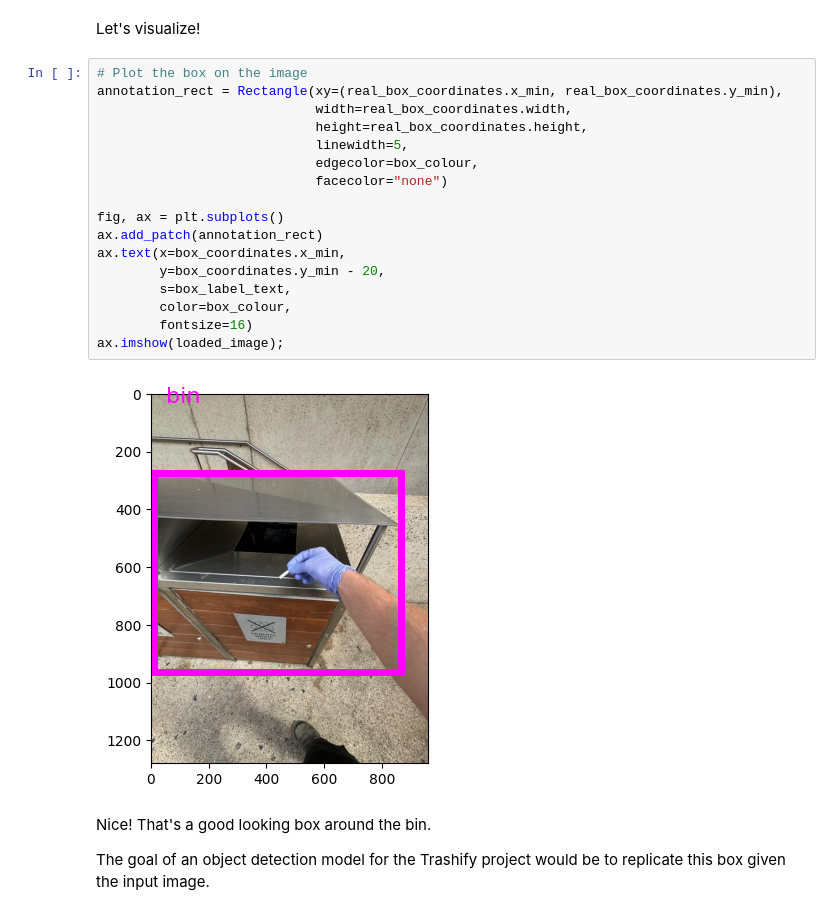
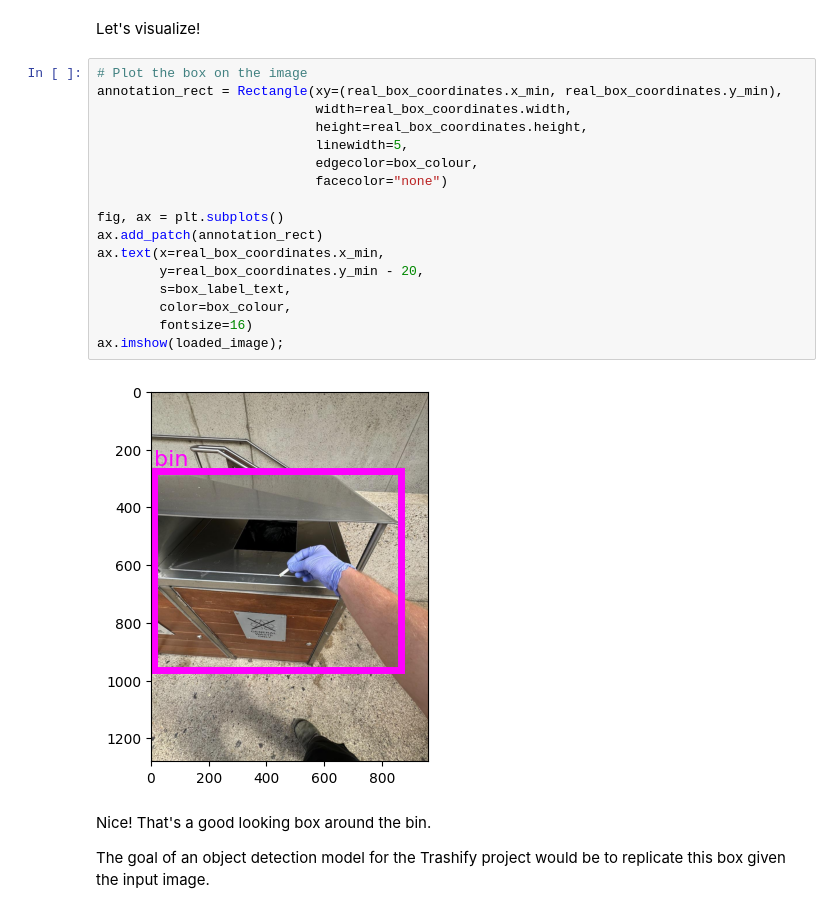
Before and after one commit to mrdbourke/learn-ml, a Jupyter notebook: posts/a-gentle-guide-to-intersection-over-union/index.ipynb, the cells around one changed output. Drawn from its saved outputs; the diff is of its cells as text.

```diff
--- a/posts/a-gentle-guide-to-intersection-over-union/index.ipynb
+++ b/posts/a-gentle-guide-to-intersection-over-union/index.ipynb
@@ -989,22 +989,22 @@ Let's visualize!
 # %%
 # Plot the box on the image
 annotation_rect = Rectangle(xy=(real_box_coordinates.x_min, real_box_coordinates.y_min),
                             width=real_box_coordinates.width,
                             height=real_box_coordinates.height,
                             linewidth=5,
                             edgecolor=box_colour,
                             facecolor="none")
 
 fig, ax = plt.subplots()
 ax.add_patch(annotation_rect)
-ax.text(x=box_coordinates.x_min,
-        y=box_coordinates.y_min - 20,
+ax.text(x=real_box_coordinates.x_min,
+        y=real_box_coordinates.y_min - 20,
         s=box_label_text,
         color=box_colour,
         fontsize=16)
 ax.imshow(loaded_image);
 # %% [output]
-[figure, old version]
+[figure, new version]
 # %% [markdown]
 Nice! That's a good looking box around the bin.
 
```
Also changed, not shown: parts of 4 cells of this notebook.
